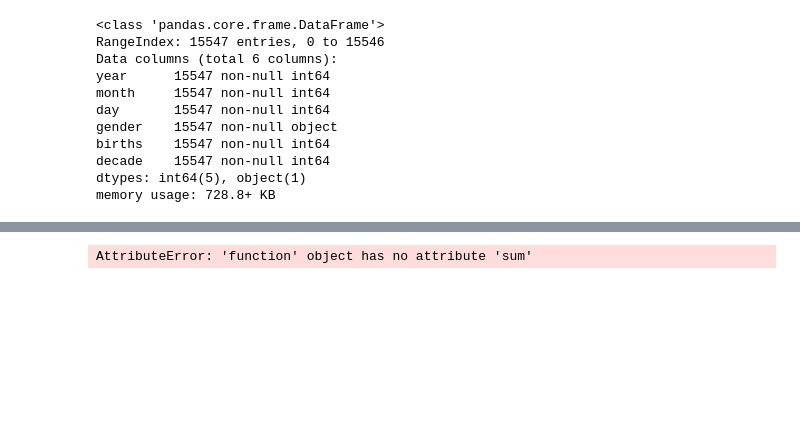
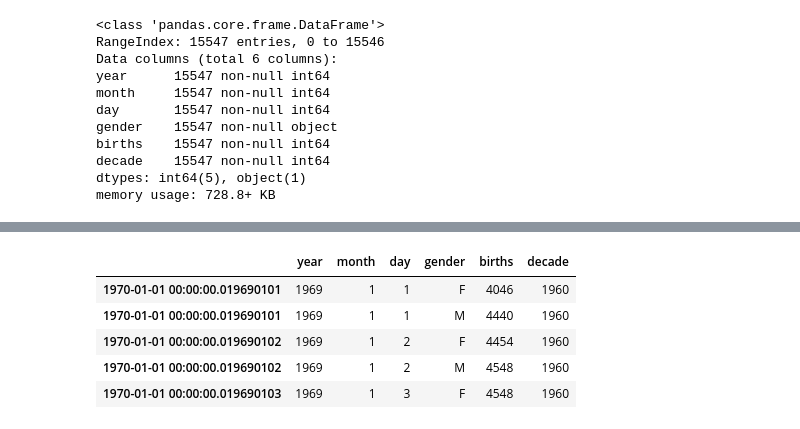
Before and after one commit to PeinWu/data-science-ipython-notebook, a Jupyter notebook: Pandas.ipynb, the cells around one changed output, grey strips where cells are left out. Drawn from its saved outputs; the diff is of its cells as text; code cells hidden in the pictures; blank space fills up the shorter version.

```diff
--- a/Pandas.ipynb
+++ b/Pandas.ipynb
@@ -1951,0 +1963,2 @@ memory usage: 728.8+ KB
+# %%
+birth['gender'] = birth['gender'].astype('category')
@@ -1952,4 +1976,9 @@ memory usage: 728.8+ KB
 # %%
-birth.memo
+birth.head()
 # %% [output]
-AttributeError: 'function' object has no attribute 'sum'
+|  | year | month | day | gender | births | decade |
+| 1970-01-01 00:00:00.019690101 | 1969 | 1 | 1 | F | 4046 | 1960 |
+| 1970-01-01 00:00:00.019690101 | 1969 | 1 | 1 | M | 4440 | 1960 |
+| 1970-01-01 00:00:00.019690102 | 1969 | 1 | 2 | F | 4454 | 1960 |
+| 1970-01-01 00:00:00.019690102 | 1969 | 1 | 2 | M | 4548 | 1960 |
+| 1970-01-01 00:00:00.019690103 | 1969 | 1 | 3 | F | 4548 | 1960 |
```
Also changed, not shown: parts of 25 cells of this notebook, 2 other files.
